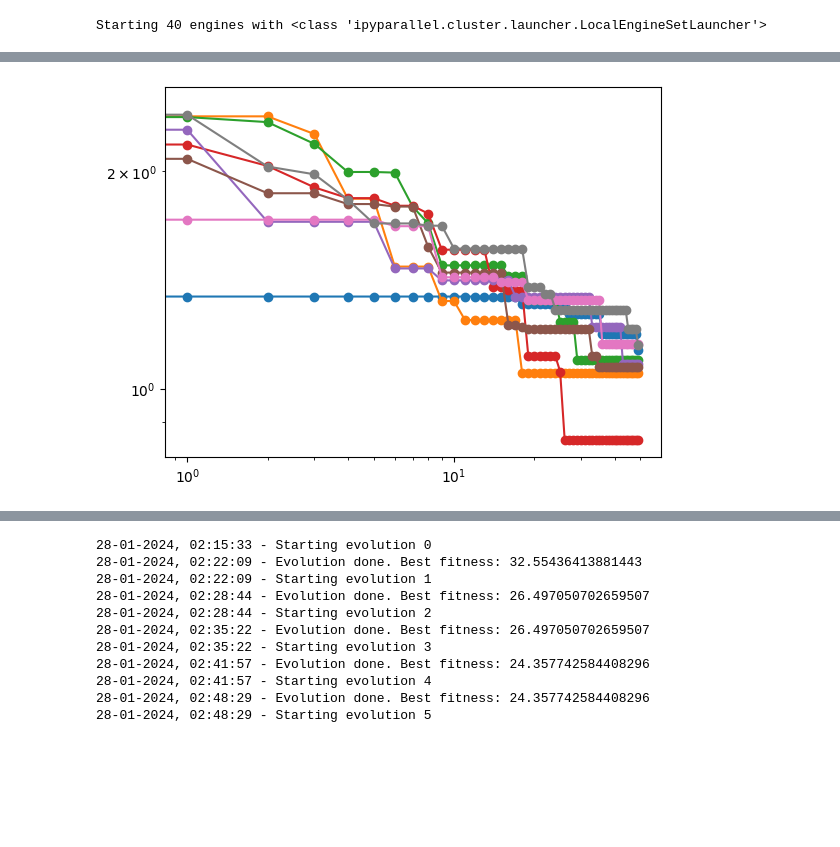
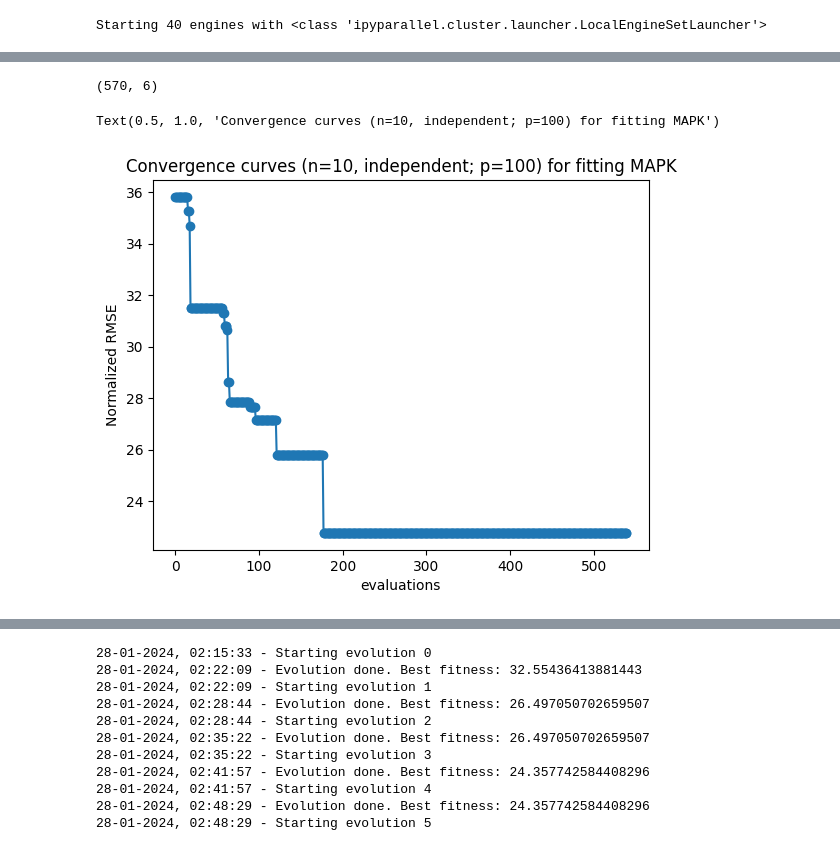
Before and after one commit to carothersresearch/ECFERS, a Jupyter notebook: pygmo_test.ipynb, the cells around one changed output, grey strips where cells are left out. Saved outputs shown, nothing was run; the diff lists cells and outputs as text; code cells hidden in the pictures; blank space fills up the shorter version.

```diff
--- a/pygmo_test.ipynb
+++ b/pygmo_test.ipynb
@@ -7,7 +7,7 @@ import pygmo as pg
 import matplotlib.pyplot as plt
 
 # some SBML model
-modelfile = '/gscratch/cheme/dalba/repos/ECFERS/models/MODEL6615119181.sbml'
+modelfile = '/gscratch/cheme/dalba/repos/ECFERS/models/b2.xml'
 
 r = te.loadSBMLModel(modelfile)
 # r = te.loadSBMLModel(r.getParamPromotedSBML(r.getSBML()))
@@ -210,0 +236,12 @@ KeyboardInterrupt:
+# %%
+# udbfe = my_bfe(client_kwargs={'profile':'cheme-ecfers'}, view_kwargs={'targets':'all','is_coalescing':True})
+# udbfe.init_view(client_kwargs={'profile':'cheme-ecfers'}, view_kwargs={'targets':'all','is_coalescing':True})
+udbfe = pg.ipyparallel_bfe()
+udbfe.init_view(client_kwargs={'profile':'cheme-ecfers'})
+mybfe = pg.bfe(udbfe)
+
+a = pg.pso_gen(gen=10,omega=0.7298, eta1=2.05, eta2=2.05/2, max_vel=0.1, variant=5, neighb_type=2, neighb_param=4)
+a.set_bfe(mybfe)
+algo = pg.algorithm(a)
+algo.set_verbosity(1)
+pops = [pg.population(prob, size = 18*40, b = mybfe) for _ in range(5)];
@@ -211,3 +285,24 @@ KeyboardInterrupt:
+# %%
+islands = []
+udi = pg.ipyparallel_island()
+udi.init_view(client_kwargs={'profile':'local'})
+
+algo_generations = 10
+
+for _ in range(num_islands):
+    targets = next(targets_generator)
+    udbfe = my_bfe(client_kwargs={'profile':'cheme-ecfers'}, view_kwargs={'targets':targets,'is_coalescing':True})
+    udbfe.init_view(client_kwargs={'profile':'cheme-ecfers'}, view_kwargs={'targets':targets,'is_coalescing':True})
+    # udbfe = pg.ipyparallel_bfe()
+    # udbfe.init_view(client_kwargs={'profile':'cheme-ecfers'})
+    mybfe = pg.bfe(udbfe)
+
+    a = pg.pso_gen(gen=algo_generations)
+    a.set_bfe(mybfe)
+    algo = pg.algorithm(a)
+    algo.set_verbosity(1)
+
+    islands.append(pg.island(udi = udi, algo = algo, prob = prob, size=pop_size_per_island, b = mybfe, r_pol = pg.fair_replace(0.0), s_pol = pg.select_best(0.0)))
 # %%
 islands[0].evolve()
 islands[0].wait_check()
@@ -233,9 +324,17 @@ Traceback (most recent call last):
+# %%
+np.concatenate(res,axis=0).shape
+# %% [output]
+(570, 6)
 # %%
-plt.plot(results[:,:,2].T,'o-')
-plt.xscale('log')
-plt.yscale('log')
+plt.plot(np.concatenate(res,axis=0)[:,2].T,'o-')
+# plt.xscale('log')
+# plt.yscale('log')
+plt.ylabel('Normalized RMSE')
+plt.xlabel('evaluations')
+plt.title('Convergence curves (n=10, independent; p=100) for fitting MAPK')
 # %% [output]
+Text(0.5, 1.0, 'Convergence curves (n=10, independent; p=100) for fitting MAPK')
-[figure, old version]
+[figure, new version]
 # %%
 plt.plot(np.array(archi.get_champions_x()).T)
 plt.plot(new_parameter_values,'k')
```
Also changed, not shown: parts of 13 cells of this notebook, 5 other files.
